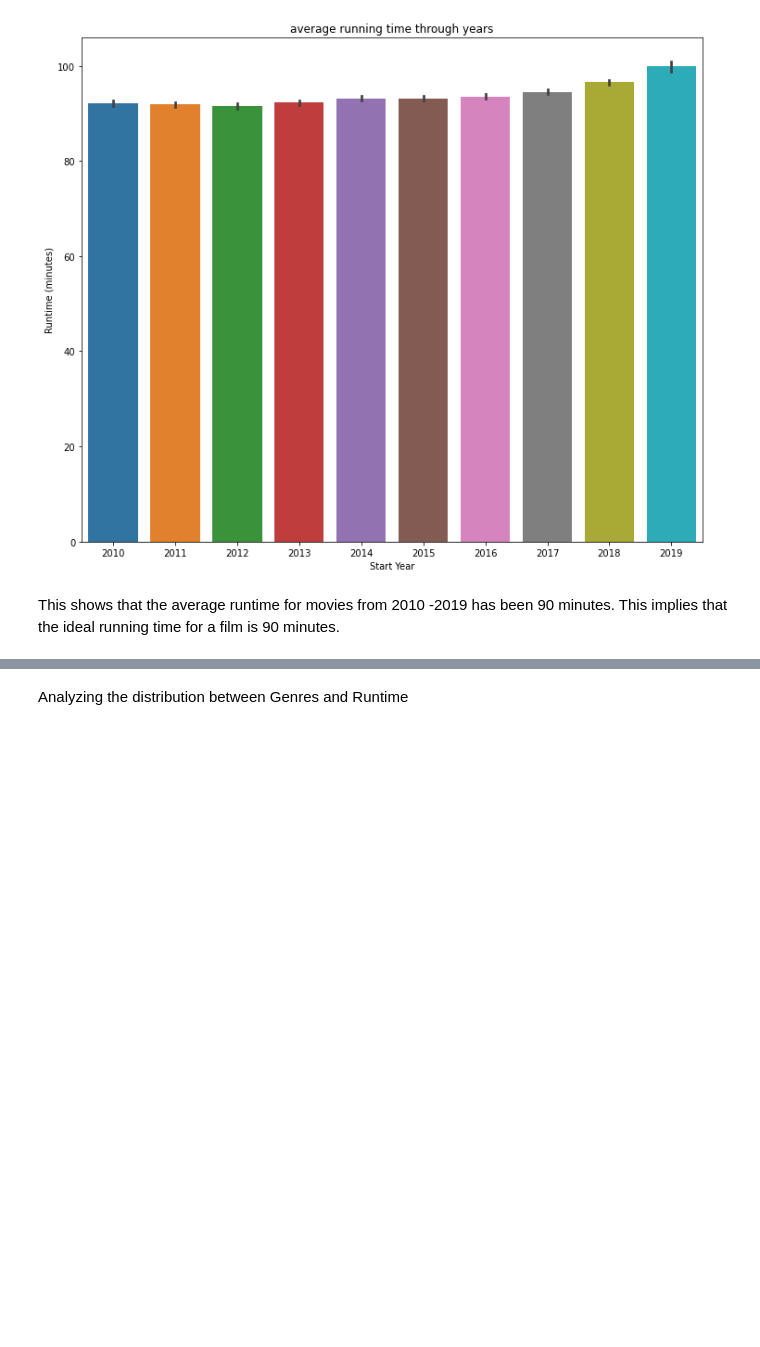
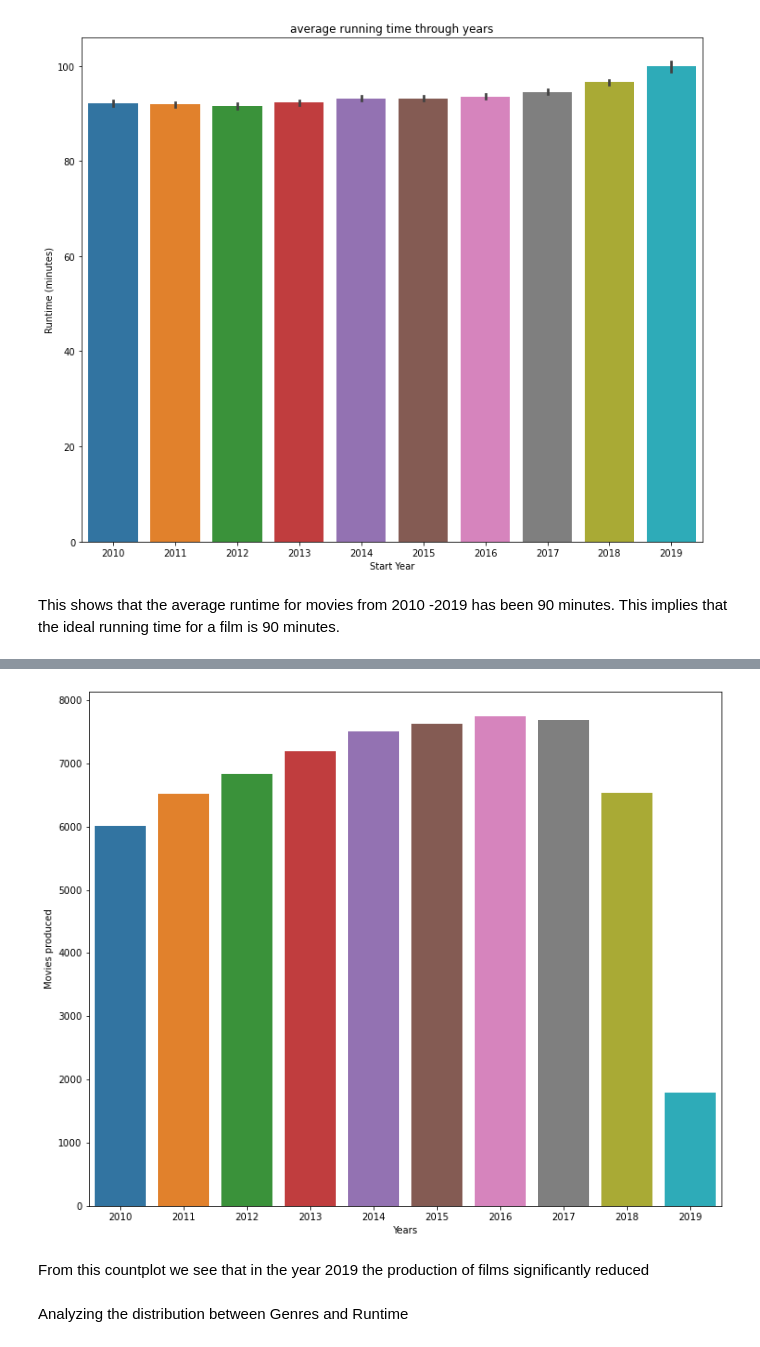
Before and after one commit to Mbachia/Movie_Project-1, a Jupyter notebook: project.ipynb, the cells around one changed output, grey strips where cells are left out. Cells and saved outputs as stored; diff of their text form; code cells hidden in the pictures; blank space fills up the shorter version.

```diff
--- a/project.ipynb
+++ b/project.ipynb
@@ -552,3 +587,14 @@ This shows that the average runtime for movies from 2010 -2019 has been 90 minut
+# %%
+#To visualize this movies produced through the years
+plt.figure(figsize=(12,10))
+sns.countplot(x='start_year',data=df)
+plt.xlabel('Years')
+plt.ylabel('Movies produced')
+plt.show()
+# %% [output]
+[figure, added]
+# %% [markdown]
+From this countplot we see that in the year 2019 the production of films significantly reduced
 # %% [markdown]
 Analyzing the distribution between Genres and Runtime
 # %%
```
Also changed, not shown: parts of 12 cells of this notebook.
